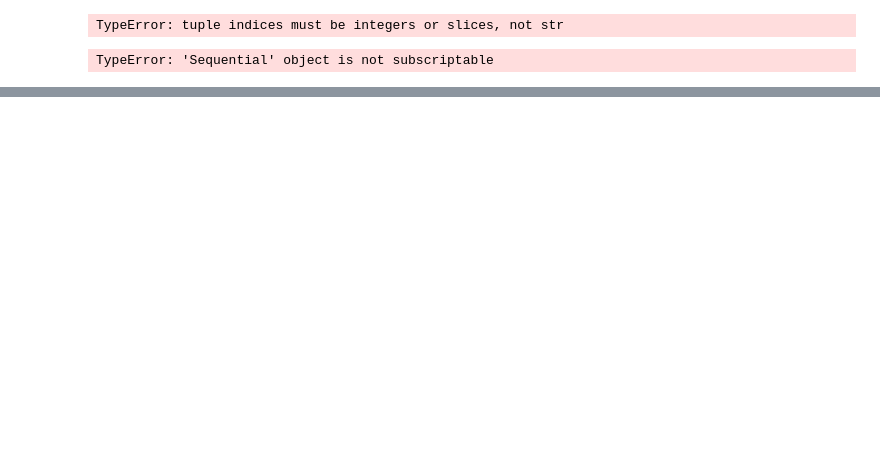
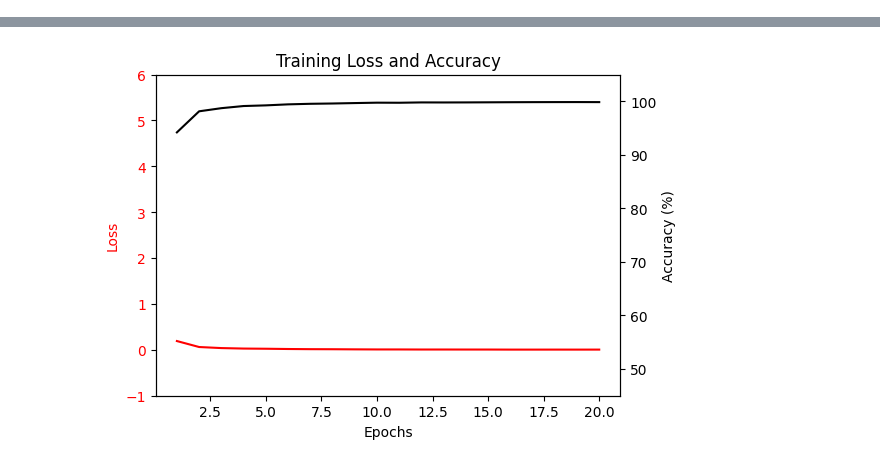
Before and after one commit to BradleyEdelman/EdgeTrain, a Jupyter notebook: notebooks/EdgeTrain_example.ipynb, the cells around one changed output, grey strips where cells are left out. Cells and saved outputs as stored; diff of their text form; code cells hidden in the pictures; blank space fills up the shorter version.

```diff
--- a/notebooks/EdgeTrain_example.ipynb
+++ b/notebooks/EdgeTrain_example.ipynb
@@ -52,11 +43,13 @@ history_list = dynamic_train(
 )
 clear_output(wait=False)
-# %%
-history_list
-# %% [output]
-TypeError: tuple indices must be integers or slices, not str
-# %%
-# View model training history
-training_history_plot(history_list, log_file)
-# %% [output]
-TypeError: 'Sequential' object is not subscriptable
+# %%
+# Save model and results
+final_model.save(f"{edgetrain_folder}{'/models/final_model.h5'}")
+
+file_name = f"{edgetrain_folder}{'/results/history_list.pkl'}"
+with open(file_name, 'wb') as f:
+    pickle.dump(history_list, f)
+
+# View model training history
+training_history_plot(history_list, log_file)
+# %% [output]
@@ -63,3 +57,4 @@ TypeError: 'Sequential' object is not subscriptable
+[figure, added]
 # %%
 # Visualize resource usage during training
 log_usage_plot(log_file)
```
Also changed, not shown: parts of 7 cells of this notebook, 1 other file.
